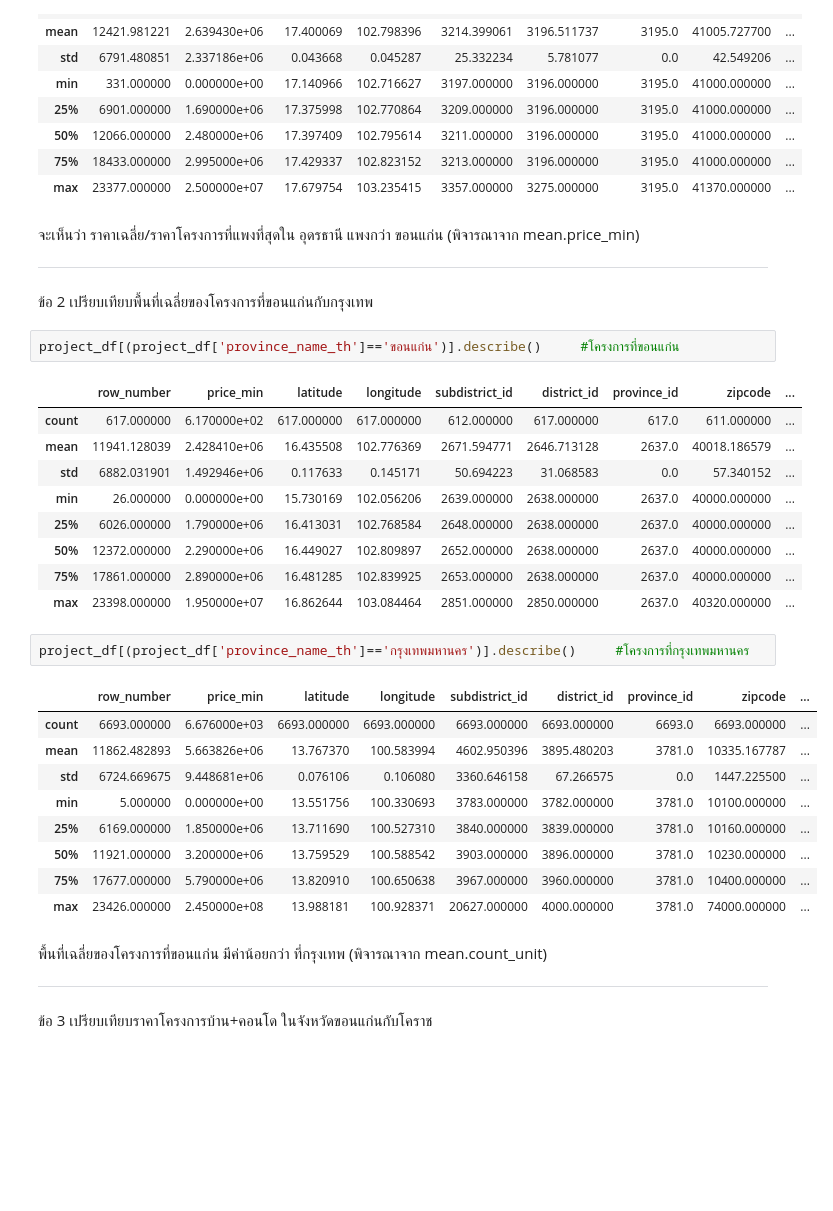
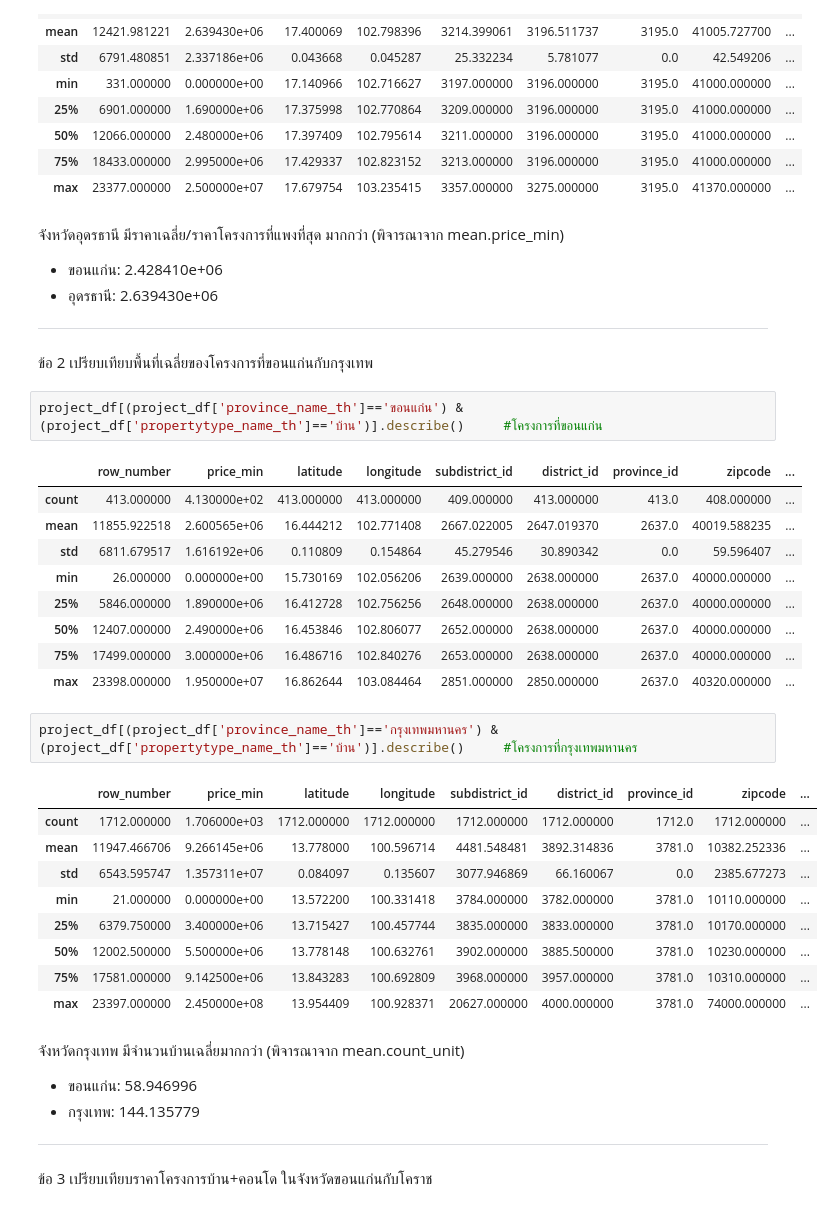
Before and after one commit to NahataiTep/DPDM65, a Jupyter notebook: pandas101.ipynb, the cells around one changed output. Cells and saved outputs as stored; diff of their text form; blank space fills up the shorter version.

```diff
--- a/pandas101.ipynb
+++ b/pandas101.ipynb
@@ -630,39 +630,45 @@ project_df[(project_df['province_name_th']=='อุดรธานี')].describ
 | 50% | 12066.000000 | 2.480000e+06 | 17.397409 | 102.795614 | 3211.000000 | 3196.000000 | 3195.0 | 41000.000000 | ... |
 | 75% | 18433.000000 | 2.995000e+06 | 17.429337 | 102.823152 | 3213.000000 | 3196.000000 | 3195.0 | 41000.000000 | ... |
 | max | 23377.000000 | 2.500000e+07 | 17.679754 | 103.235415 | 3357.000000 | 3275.000000 | 3195.0 | 41370.000000 | ... |
-# %% [markdown]
-จะเห็นว่า ราคาเฉลี่ย/ราคาโครงการที่แพงที่สุดใน อุดรธานี แพงกว่า ขอนแก่น  (พิจารณาจาก mean.price_min)
-
-***
+# %% [markdown]
+จังหวัดอุดรธานี มีราคาเฉลี่ย/ราคาโครงการที่แพงที่สุด มากกว่า  (พิจารณาจาก mean.price_min)
+
+- ขอนแก่น: 2.428410e+06
+- อุดรธานี: 2.639430e+06
+
+***
 # %% [markdown]
 ข้อ 2 เปรียบเทียบพื้นที่เฉลี่ยของโครงการที่ขอนแก่นกับกรุงเทพ
 # %%
-project_df[(project_df['province_name_th']=='ขอนแก่น')].describe()     #โครงการที่ขอนแก่น
+project_df[(project_df['province_name_th']=='ขอนแก่น') & (project_df['propertytype_name_th']=='บ้าน')].describe()     #โครงการที่ขอนแก่น
 # %% [output]
 |  | row_number | price_min | latitude | longitude | subdistrict_id | district_id | province_id | zipcode | ... |
-| count | 617.000000 | 6.170000e+02 | 617.000000 | 617.000000 | 612.000000 | 617.000000 | 617.0 | 611.000000 | ... |
-| mean | 11941.128039 | 2.428410e+06 | 16.435508 | 102.776369 | 2671.594771 | 2646.713128 | 2637.0 | 40018.186579 | ... |
-| std | 6882.031901 | 1.492946e+06 | 0.117633 | 0.145171 | 50.694223 | 31.068583 | 0.0 | 57.340152 | ... |
+| count | 413.000000 | 4.130000e+02 | 413.000000 | 413.000000 | 409.000000 | 413.000000 | 413.0 | 408.000000 | ... |
+| mean | 11855.922518 | 2.600565e+06 | 16.444212 | 102.771408 | 2667.022005 | 2647.019370 | 2637.0 | 40019.588235 | ... |
+| std | 6811.679517 | 1.616192e+06 | 0.110809 | 0.154864 | 45.279546 | 30.890342 | 0.0 | 59.596407 | ... |
 | min | 26.000000 | 0.000000e+00 | 15.730169 | 102.056206 | 2639.000000 | 2638.000000 | 2637.0 | 40000.000000 | ... |
-| 25% | 6026.000000 | 1.790000e+06 | 16.413031 | 102.768584 | 2648.000000 | 2638.000000 | 2637.0 | 40000.000000 | ... |
-| 50% | 12372.000000 | 2.290000e+06 | 16.449027 | 102.809897 | 2652.000000 | 2638.000000 | 2637.0 | 40000.000000 | ... |
-| 75% | 17861.000000 | 2.890000e+06 | 16.481285 | 102.839925 | 2653.000000 | 2638.000000 | 2637.0 | 40000.000000 | ... |
+| 25% | 5846.000000 | 1.890000e+06 | 16.412728 | 102.756256 | 2648.000000 | 2638.000000 | 2637.0 | 40000.000000 | ... |
+| 50% | 12407.000000 | 2.490000e+06 | 16.453846 | 102.806077 | 2652.000000 | 2638.000000 | 2637.0 | 40000.000000 | ... |
+| 75% | 17499.000000 | 3.000000e+06 | 16.486716 | 102.840276 | 2653.000000 | 2638.000000 | 2637.0 | 40000.000000 | ... |
 | max | 23398.000000 | 1.950000e+07 | 16.862644 | 103.084464 | 2851.000000 | 2850.000000 | 2637.0 | 40320.000000 | ... |
 # %%
-project_df[(project_df['province_name_th']=='กรุงเทพมหานคร')].describe()     #โครงการที่กรุงเทพมหานคร
+project_df[(project_df['province_name_th']=='กรุงเทพมหานคร') & (project_df['propertytype_name_th']=='บ้าน')].describe()     #โครงการที่กรุงเทพมหานคร
 # %% [output]
 |  | row_number | price_min | latitude | longitude | subdistrict_id | district_id | province_id | zipcode | ... |
-| count | 6693.000000 | 6.676000e+03 | 6693.000000 | 6693.000000 | 6693.000000 | 6693.000000 | 6693.0 | 6693.000000 | ... |
-| mean | 11862.482893 | 5.663826e+06 | 13.767370 | 100.583994 | 4602.950396 | 3895.480203 | 3781.0 | 10335.167787 | ... |
-| std | 6724.669675 | 9.448681e+06 | 0.076106 | 0.106080 | 3360.646158 | 67.266575 | 0.0 | 1447.225500 | ... |
-| min | 5.000000 | 0.000000e+00 | 13.551756 | 100.330693 | 3783.000000 | 3782.000000 | 3781.0 | 10100.000000 | ... |
-| 25% | 6169.000000 | 1.850000e+06 | 13.711690 | 100.527310 | 3840.000000 | 3839.000000 | 3781.0 | 10160.000000 | ... |
-| 50% | 11921.000000 | 3.200000e+06 | 13.759529 | 100.588542 | 3903.000000 | 3896.000000 | 3781.0 | 10230.000000 | ... |
-| 75% | 17677.000000 | 5.790000e+06 | 13.820910 | 100.650638 | 3967.000000 | 3960.000000 | 3781.0 | 10400.000000 | ... |
-| max | 23426.000000 | 2.450000e+08 | 13.988181 | 100.928371 | 20627.000000 | 4000.000000 | 3781.0 | 74000.000000 | ... |
+| count | 1712.000000 | 1.706000e+03 | 1712.000000 | 1712.000000 | 1712.000000 | 1712.000000 | 1712.0 | 1712.000000 | ... |
+| mean | 11947.466706 | 9.266145e+06 | 13.778000 | 100.596714 | 4481.548481 | 3892.314836 | 3781.0 | 10382.252336 | ... |
+| std | 6543.595747 | 1.357311e+07 | 0.084097 | 0.135607 | 3077.946869 | 66.160067 | 0.0 | 2385.677273 | ... |
+| min | 21.000000 | 0.000000e+00 | 13.572200 | 100.331418 | 3784.000000 | 3782.000000 | 3781.0 | 10110.000000 | ... |
+| 25% | 6379.750000 | 3.400000e+06 | 13.715427 | 100.457744 | 3835.000000 | 3833.000000 | 3781.0 | 10170.000000 | ... |
+| 50% | 12002.500000 | 5.500000e+06 | 13.778148 | 100.632761 | 3902.000000 | 3885.500000 | 3781.0 | 10230.000000 | ... |
+| 75% | 17581.000000 | 9.142500e+06 | 13.843283 | 100.692809 | 3968.000000 | 3957.000000 | 3781.0 | 10310.000000 | ... |
+| max | 23397.000000 | 2.450000e+08 | 13.954409 | 100.928371 | 20627.000000 | 4000.000000 | 3781.0 | 74000.000000 | ... |
-# %% [markdown]
-พื้นที่เฉลี่ยของโครงการที่ขอนแก่น มีค่าน้อยกว่า ที่กรุงเทพ (พิจารณาจาก mean.count_unit)
-***
+# %% [markdown]
+จังหวัดกรุงเทพ มีจำนวนบ้านเฉลี่ยมากกว่า (พิจารณาจาก mean.count_unit)
+
+- ขอนแก่น: 58.946996
+- กรุงเทพ: 144.135779
+***
 # %% [markdown]
 ข้อ 3 เปรียบเทียบราคาโครงการบ้าน+คอนโด ในจังหวัดขอนแก่นกับโคราช
 # %%
```
Also changed, not shown: parts of 7 cells of this notebook.
